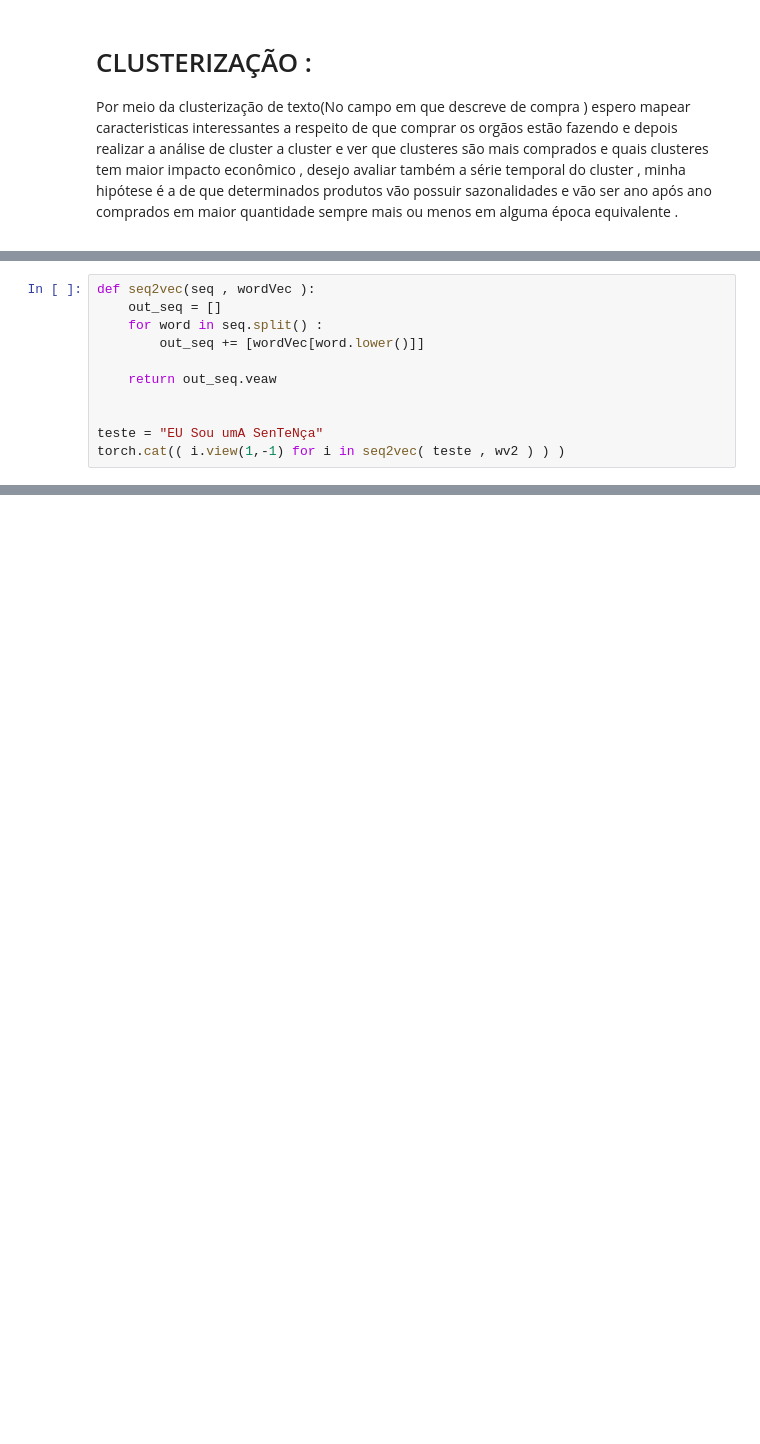
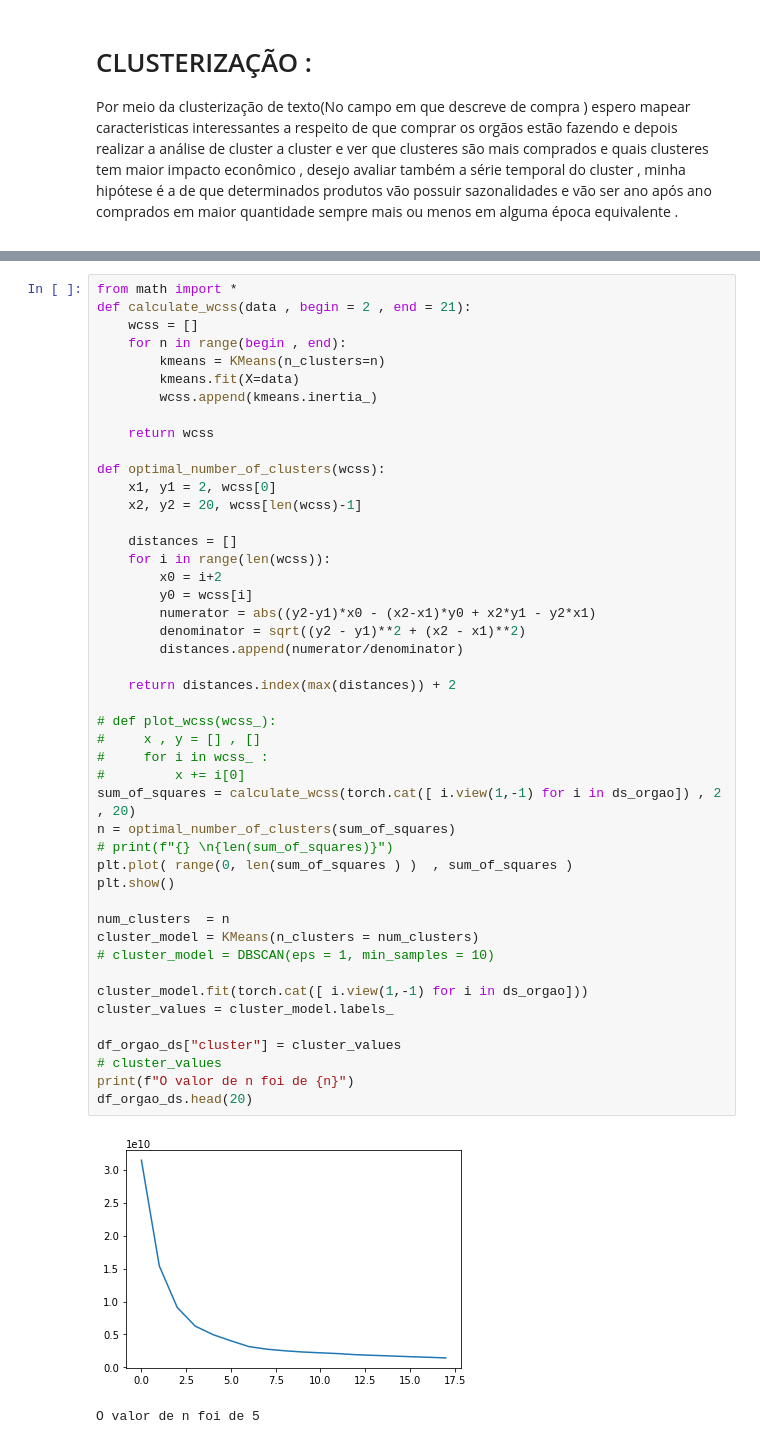
Before and after one commit to toinnn/Teste-Tecnico__Data-Science-Brigade, a Jupyter notebook: teste.ipynb, the cells around one changed output, grey strips where cells are left out. Saved outputs shown, nothing was run; the diff lists cells and outputs as text; blank space fills up the shorter version.

```diff
--- a/teste.ipynb
+++ b/teste.ipynb
@@ -298,14 +380,3 @@ tensor([-0.4845,  0.4996,  0.4525, -0.0164,  0.1758,  0.4578,  0.1184,  0.2022,
          0.0194,  0.5669, -0.2236, -0.2818,  0.5178, -0.0549,  0.0167,  0.3111,
          0.1212,  0.2610,  0.0803, -0.0795, -0.0885, -0.0267, -0.2339,  0.4215,
          0.0929, -0.1305, -0.8006,  0.0403])
-# %%
-def seq2vec(seq , wordVec ):
-    out_seq = []
-    for word in seq.split() :
-        out_seq += [wordVec[word.lower()]]
-
-    return out_seq.veaw
-
-
-teste = "EU Sou umA SenTeNça"
-torch.cat(( i.view(1,-1) for i in seq2vec( teste , wv2 ) ) )
@@ -313,0 +422,49 @@ AttributeError: 'list' object has no attribute 'veaw'
+# %%
+from math import *
+def calculate_wcss(data , begin = 2 , end = 21):
+    wcss = []
+    for n in range(begin , end):
+        kmeans = KMeans(n_clusters=n)
+        kmeans.fit(X=data)
+        wcss.append(kmeans.inertia_)
+
+    return wcss
+
+def optimal_number_of_clusters(wcss):
+    x1, y1 = 2, wcss[0]
+    x2, y2 = 20, wcss[len(wcss)-1]
+
+    distances = []
+    for i in range(len(wcss)):
+        x0 = i+2
+        y0 = wcss[i]
+        numerator = abs((y2-y1)*x0 - (x2-x1)*y0 + x2*y1 - y2*x1)
+        denominator = sqrt((y2 - y1)**2 + (x2 - x1)**2)
+        distances.append(numerator/denominator)
+
+    return distances.index(max(distances)) + 2
+
+# def plot_wcss(wcss_):
+#     x , y = [] , []
+#     for i in wcss_ :
+#         x += i[0]
+sum_of_squares = calculate_wcss(torch.cat([ i.view(1,-1) for i in ds_orgao]) , 2 , 20)
+n = optimal_number_of_clusters(sum_of_squares)
+# print(f"{} \n{len(sum_of_squares)}")
+plt.plot( range(0, len(sum_of_squares ) )  , sum_of_squares )
+plt.show()
+
+num_clusters  = n
+cluster_model = KMeans(n_clusters = num_clusters)
+# cluster_model = DBSCAN(eps = 1, min_samples = 10)
+
+cluster_model.fit(torch.cat([ i.view(1,-1) for i in ds_orgao]))
+cluster_values = cluster_model.labels_
+
+df_orgao_ds["cluster"] = cluster_values
+# cluster_values
+print(f"O valor de n foi de {n}")
+df_orgao_ds.head(20)
+# %% [output]
+[figure, added]
+O valor de n foi de 5
```
Also changed, not shown: parts of 16 cells of this notebook, 2 other files.
